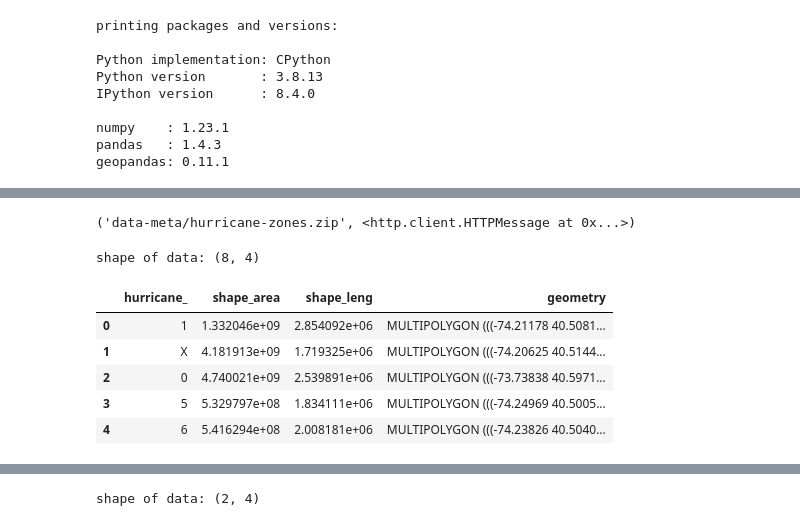
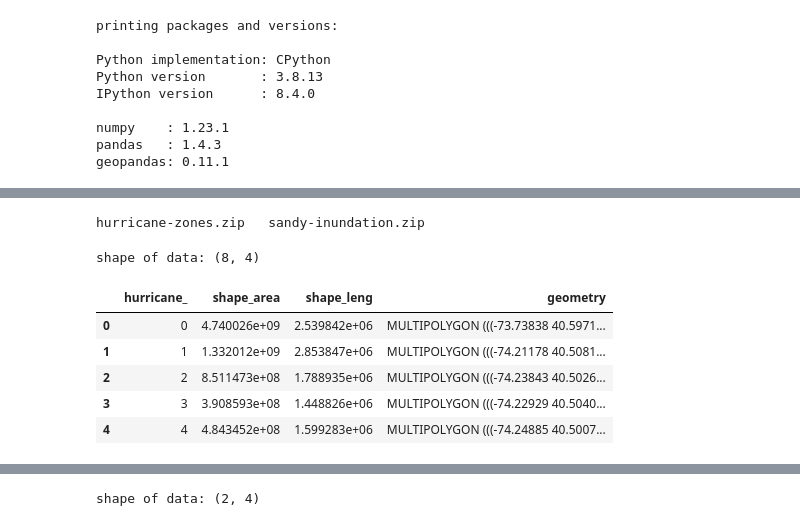
Before and after one commit to mebauer/nyc-flood-layers, a Jupyter notebook: download-layers.ipynb, the cells around one changed output, grey strips where cells are left out. Cells and saved outputs as stored; diff of their text form; code cells hidden in the pictures.

```diff
--- a/download-layers.ipynb
+++ b/download-layers.ipynb
@@ -73,26 +75,25 @@ Source: https://data.cityofnewyork.us/Public-Safety/Hurricane-Evacuation-Zones/u
 # %%
 # download url of dataset
 url = 'https://data.cityofnewyork.us/api/geospatial/uihr-hn7s?method=export&format=Shapefile'
-data = 'data-meta/'
+data = 'data/'
 
 fullfilename = os.path.join(data, 'hurricane-zones.zip')
 urllib.request.urlretrieve(url, fullfilename)
+
+%ls data/
 # %% [output]
-('data-meta/hurricane-zones.zip', <http.client.HTTPMessage at 0x...>)
+hurricane-zones.zip   sandy-inundation.zip
 # %%
-path = 'data-meta/hurricane-zones.zip'
+path = 'data/hurricane-zones.zip'
 hurricanes_gdf = gpd.read_file(path)
-
-sandy_gdf.to_file('data/hurricane-zones.gpkg', driver="GPKG")
-sandy_gdf = gpd.read_file('data/hurricane-zones.gpkg')
 
 print('shape of data: {}'.format(hurricanes_gdf.shape))
 hurricanes_gdf.head()
 # %% [output]
 shape of data: (8, 4)
 |  | hurricane_ | shape_area | shape_leng | geometry |
-| 0 | 1 | 1.332046e+09 | 2.854092e+06 | MULTIPOLYGON (((-74.21178 40.5081... |
-| 1 | X | 4.181913e+09 | 1.719325e+06 | MULTIPOLYGON (((-74.20625 40.5144... |
-| 2 | 0 | 4.740021e+09 | 2.539891e+06 | MULTIPOLYGON (((-73.73838 40.5971... |
-| 3 | 5 | 5.329797e+08 | 1.834111e+06 | MULTIPOLYGON (((-74.24969 40.5005... |
-| 4 | 6 | 5.416294e+08 | 2.008181e+06 | MULTIPOLYGON (((-74.23826 40.5040... |
+| 0 | 0 | 4.740026e+09 | 2.539842e+06 | MULTIPOLYGON (((-73.73838 40.5971... |
+| 1 | 1 | 1.332012e+09 | 2.853847e+06 | MULTIPOLYGON (((-74.21178 40.5081... |
+| 2 | 2 | 8.511473e+08 | 1.788935e+06 | MULTIPOLYGON (((-74.23843 40.5026... |
+| 3 | 3 | 3.908593e+08 | 1.448826e+06 | MULTIPOLYGON (((-74.22929 40.5040... |
+| 4 | 4 | 4.843452e+08 | 1.599283e+06 | MULTIPOLYGON (((-74.24885 40.5007... |
```
Also changed, not shown: parts of 61 cells of this notebook.
